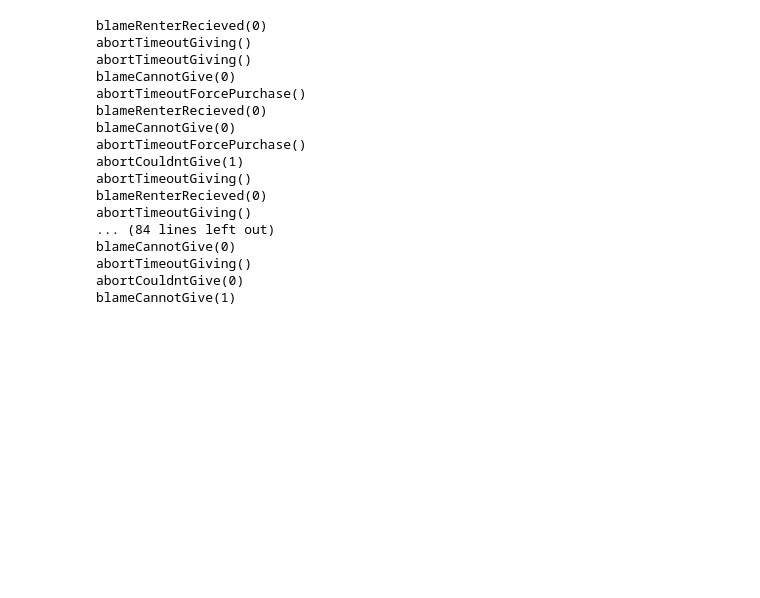
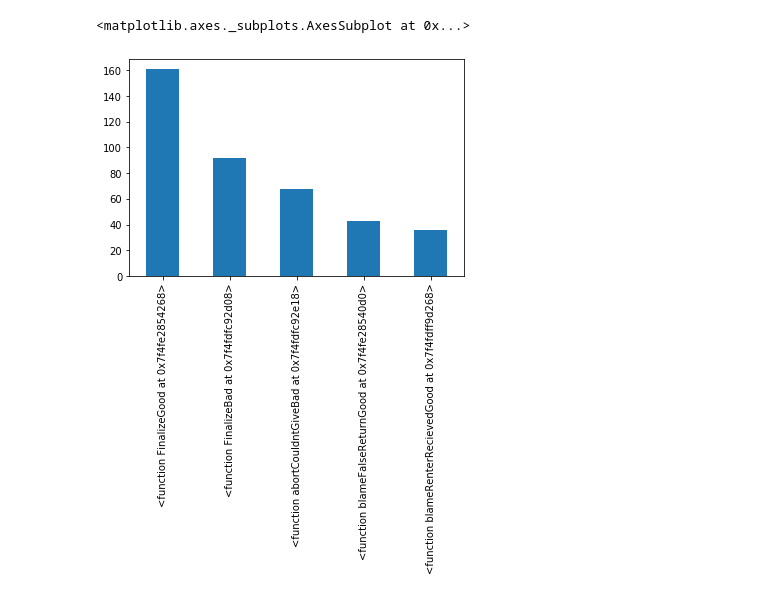
Before and after one commit to albertnbrown/InsightProject, a Jupyter notebook: analysis/economic_model_analysis_env/loan-model-test.ipynb, the cells around one changed output. Drawn from its saved outputs; the diff is of its cells as text; code cells hidden in the pictures; blank space fills up the shorter version.

```diff
--- a/analysis/economic_model_analysis_env/loan-model-test.ipynb
+++ b/analysis/economic_model_analysis_env/loan-model-test.ipynb
@@ -95,21 +11,0 @@ renters = [LenderStrategy(baseCurve) for i in range(players)]
-# %%
-for i in range(100):
-    playGame(RenterStrategy(baseCurve),LenderStrategy(baseCurve))
-# %% [output]
-blameRenterRecieved(0)
-abortTimeoutGiving()
-abortTimeoutGiving()
-blameCannotGive(0)
-abortTimeoutForcePurchase()
-blameRenterRecieved(0)
-blameCannotGive(0)
-abortTimeoutForcePurchase()
-abortCouldntGive(1)
-abortTimeoutGiving()
-blameRenterRecieved(0)
-abortTimeoutGiving()
-... (84 lines left out)
-blameCannotGive(0)
-abortTimeoutGiving()
-abortCouldntGive(0)
-blameCannotGive(1)
@@ -115,0 +195,12 @@ blameCannotGive(1)
+# %%
+#takes a sec be patient
+
+testRenter = RenterStrategy(baseCurve)
+testLender = LenderStrategy(baseCurve)
+
+outcomes = [playGame(testRenter,testLender) for i in range(4000)]
+
+pd.Series(outcomes[-400:]).value_counts().plot.bar()
+# %% [output]
+<matplotlib.axes._subplots.AxesSubplot at 0x...>
+[figure, added]
```
Also changed, not shown: parts of 5 cells of this notebook, 1 other file.
